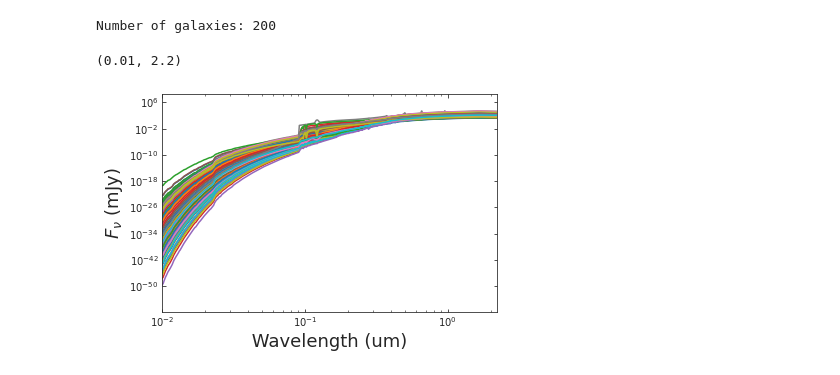
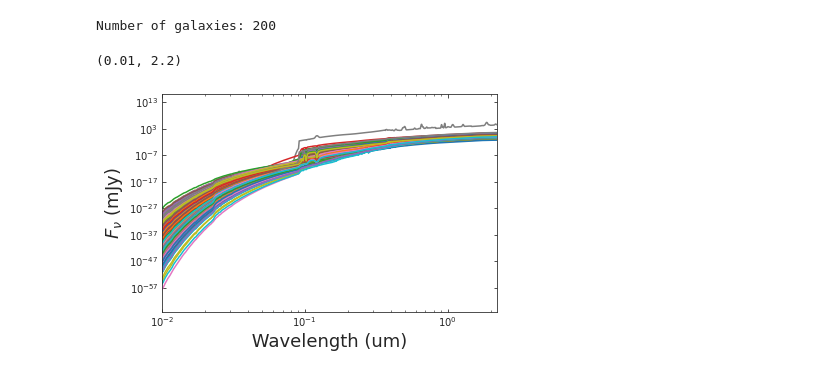
Before and after one commit to nesar/watercolor, a Jupyter notebook: nbs/07_paint.ipynb, the cells around one changed output. Saved outputs shown, nothing was run; the diff lists cells and outputs as text; code cells hidden in the pictures.

```diff
--- a/nbs/07_paint.ipynb
+++ b/nbs/07_paint.ipynb
@@ -38,7 +38,7 @@ def photometry_from_catalog(galaxy_star_catalog_file:str=GALS_FILE, # Input gala
     print('Number of galaxies: %d'%num_galaxies_in_catalog)
 
 
-    final_sed_uJy = np.zeros(shape=(num_galaxies_in_catalog, 1963)) ## SED resolution is 1963
+    final_sed_mJy = np.zeros(shape=(num_galaxies_in_catalog, 1963)) ## SED resolution is 1963
     final_wave_um = np.zeros(shape=(num_galaxies_in_catalog, 1963)) ## SED resolution is 1963
     lsst_mags = np.zeros(shape=(num_galaxies_in_catalog, 6)) ## 6 LSST bands
     spherex_mags = np.zeros(shape=(num_galaxies_in_catalog, 197)) ## 197 SPHEREx channels
@@ -63,18 +63,20 @@ def photometry_from_catalog(galaxy_star_catalog_file:str=GALS_FILE, # Input gala
                                                                                                                                LIBRARY_AGE_FILE,
                                                                                                                                LIBRARY_METAL_FILE)
         # Dust attenuation
-        spec_wave_csp_dusted = spectrum_dusted(spec_csp, spec_wave_ssp, logmstar, logZ, galaxy_redshift)
+        spec_wave_csp_dusted = spectrum_dusted(spec_csp, spec_wave_ssp, logmstar, logZ, galaxy_redshift) # (spec_csp in L_bolometric A^-1)
 
         # Cosmic redshifting and dimming
         redsh_wave, redsh_spec = combine_redshift_and_dimming_effect(wave=spec_wave_ssp,
                                                              spec=spec_wave_csp_dusted,
-                                                             galaxy_redshift=galaxy_redshift)
+                                                             galaxy_redshift=galaxy_redshift) # redsh_wave in [A], redsh_spec in [mJy]
 
-        sed_um_wave = redsh_wave/1e4
-        sed_mJy_flux = redsh_spec*1e3
+
+        sed_um_wave = redsh_wave/1e4 # in um
+        sed_mJy_flux = redsh_spec/1e3  ## in mJy
+
 
         # Filter convolution - LSST
-        central_wavelengths, bandpass_wavs, bandpass_vals, bandpass_names = load_survey_pickle('LSST')
+        central_wavelengths, bandpass_wavs, bandpass_vals, bandpass_names_lsst = load_survey_pickle('LSST')
 
         _, appmag_ext_lsst, _ = photometry_from_spectra(central_wavelengths,
                                                         sed_um_wave,
@@ -87,7 +89,7 @@ def photometry_from_catalog(galaxy_star_catalog_file:str=GALS_FILE, # Input gala
                                                         clip_bandpass=True)
 
         # Filter convolution - SPHEREx
-        central_wavelengths, bandpass_wavs, bandpass_vals, bandpass_names = load_survey_pickle('SPHEREx')
+        central_wavelengths, bandpass_wavs, bandpass_vals, bandpass_names_spherex = load_survey_pickle('SPHEREx')
 
         _, appmag_ext_spherex, _ = photometry_from_spectra(central_wavelengths,
                                                            sed_um_wave,
@@ -100,7 +102,7 @@ def photometry_from_catalog(galaxy_star_catalog_file:str=GALS_FILE, # Input gala
                                                            clip_bandpass=True)
 
         # Filter convolution - COSMOS
-        central_wavelengths, bandpass_wavs, bandpass_vals, bandpass_names = load_survey_pickle('COSMOS')
+        central_wavelengths, bandpass_wavs, bandpass_vals, bandpass_names_cosmos = load_survey_pickle('COSMOS')
 
         _, appmag_ext_cosmos, _ = photometry_from_spectra(central_wavelengths,
                                                           sed_um_wave,
@@ -114,37 +116,37 @@ def photometry_from_catalog(galaxy_star_catalog_file:str=GALS_FILE, # Input gala
 
 
         # Appending the relevant quantities
-        final_sed_uJy[galaxy_number] = sed_mJy_flux
+        final_sed_mJy[galaxy_number] = sed_mJy_flux
         final_wave_um[galaxy_number] = sed_um_wave
         lsst_mags[galaxy_number] = appmag_ext_lsst
         spherex_mags[galaxy_number] = appmag_ext_spherex
         cosmos_mags[galaxy_number] = appmag_ext_cosmos
 
-    return final_sed_uJy, final_wave_um, lsst_mags, spherex_mags, cosmos_mags
+    return final_sed_mJy, final_wave_um, lsst_mags, spherex_mags, cosmos_mags
 # %%
 #| hide
 
-final_sed_uJy, final_wave_um, lsst_mags, spherex_mags, cosmos_mags = photometry_from_catalog(GALS_FILE)
+final_sed_mJy, final_wave_um, lsst_mags, spherex_mags, cosmos_mags = photometry_from_catalog(GALS_FILE)
 # %% [output]
 Number of galaxies: 200
 # %%
 #| hide
 
 plt.figure()
 
 for gal_id in range(final_wave_um.shape[0]):
 # for gal_id in range(1,2):
     # print(gal_id)
-    plt.plot(final_wave_um[gal_id], final_sed_uJy[gal_id])
+    plt.plot(final_wave_um[gal_id], final_sed_mJy[gal_id])
 plt.xscale('log')
 plt.yscale('log')
 plt.ylabel(r'$F_\nu$ (mJy)', fontsize=18)
 plt.xlabel(' Wavelength (um) ', fontsize=18)
 # plt.xlim(3e3, 1e4)
 plt.xlim(0.01, 2.2)
 # %% [output]
 (0.01, 2.2)
-[figure, old version]
+[figure, new version]
 # %%
 # #| hide
 
```
Also changed, not shown: parts of 1 cell of this notebook, 23 other files.
